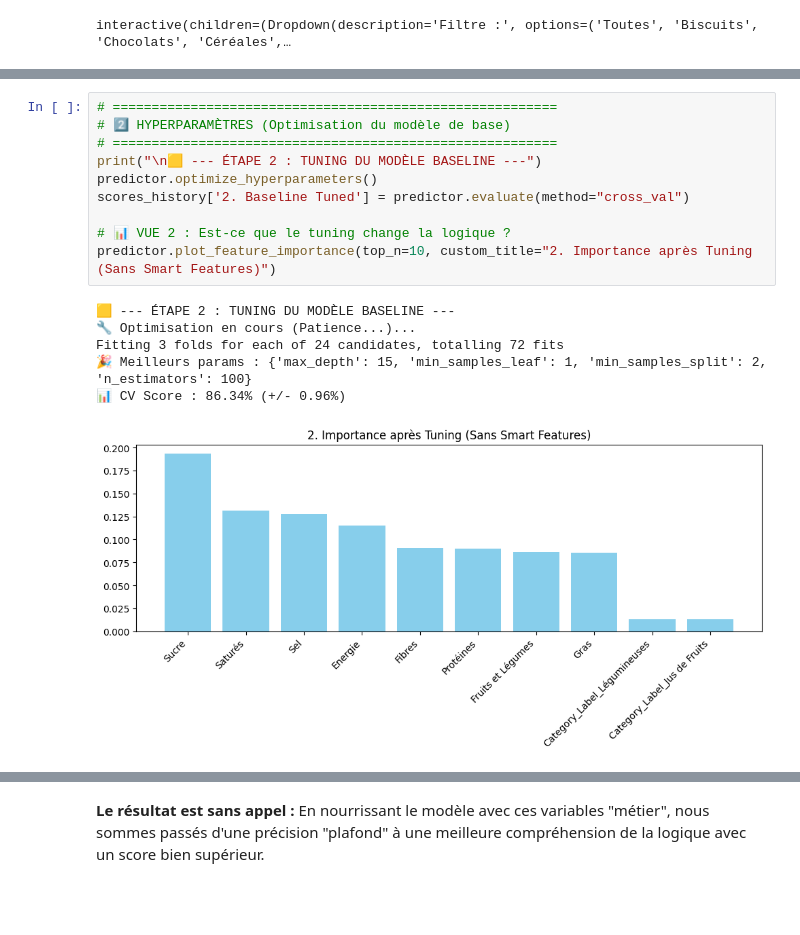
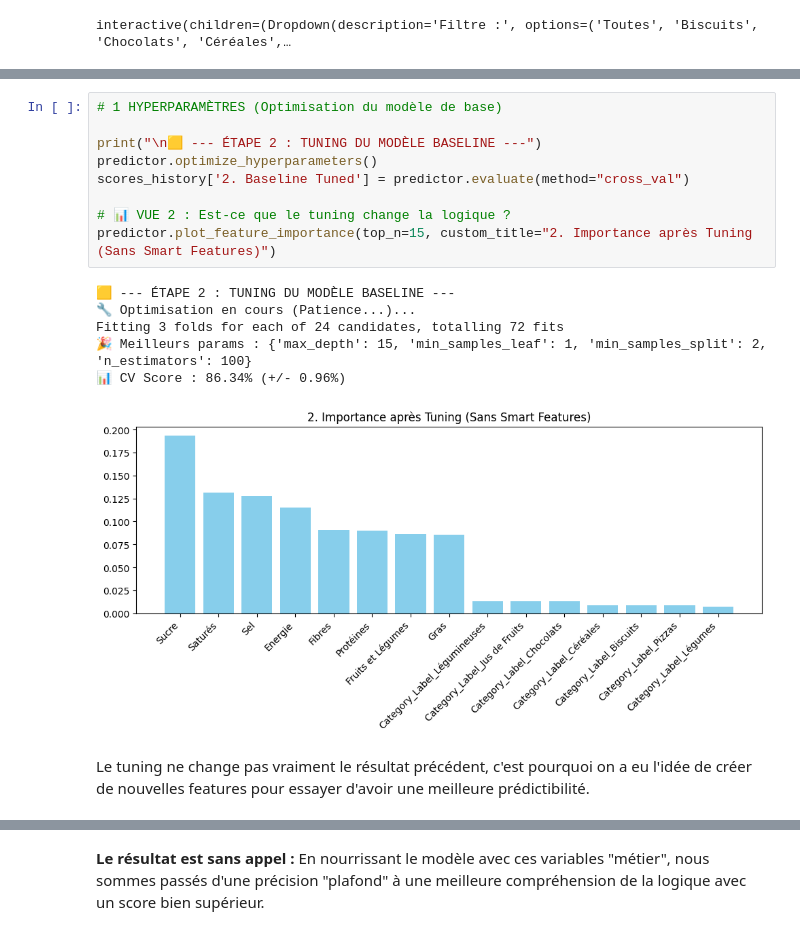
Before and after one commit to Mc3li3/ENSAE-Python-pour-la-data-science, a Jupyter notebook: src/main.ipynb, the cells around one changed output, grey strips where cells are left out. Cells and saved outputs as stored; diff of their text form; blank space fills up the shorter version.

```diff
--- a/src/main.ipynb
+++ b/src/main.ipynb
@@ -206,18 +288,19 @@ predictor.plot_feature_importance(top_n=8, custom_title="1. Importance des Featu
 # %%
-# =========================================================
-# 2️⃣ HYPERPARAMÈTRES (Optimisation du modèle de base)
-# =========================================================
+# 1 HYPERPARAMÈTRES (Optimisation du modèle de base)
+
 print("\n🟨 --- ÉTAPE 2 : TUNING DU MODÈLE BASELINE ---")
 predictor.optimize_hyperparameters()
 scores_history['2. Baseline Tuned'] = predictor.evaluate(method="cross_val")
 
 # 📊 VUE 2 : Est-ce que le tuning change la logique ?
-predictor.plot_feature_importance(top_n=10, custom_title="2. Importance après Tuning (Sans Smart Features)")
+predictor.plot_feature_importance(top_n=15, custom_title="2. Importance après Tuning (Sans Smart Features)")
 # %% [output]
 🟨 --- ÉTAPE 2 : TUNING DU MODÈLE BASELINE ---
 🔧 Optimisation en cours (Patience...)...
 Fitting 3 folds for each of 24 candidates, totalling 72 fits
 🎉 Meilleurs params : {'max_depth': 15, 'min_samples_leaf': 1, 'min_samples_split': 2, 'n_estimators': 100}
 📊 CV Score : 86.34% (+/- 0.96%)
-[figure, old version]
+[figure, new version]
+# %% [markdown]
+Le tuning ne change pas vraiment le résultat précédent, c'est pourquoi on a eu l'idée de créer de nouvelles features pour essayer d'avoir une meilleure prédictibilité.
 # %% [markdown]
```
Also changed, not shown: parts of 21 cells of this notebook, 2 other files.
